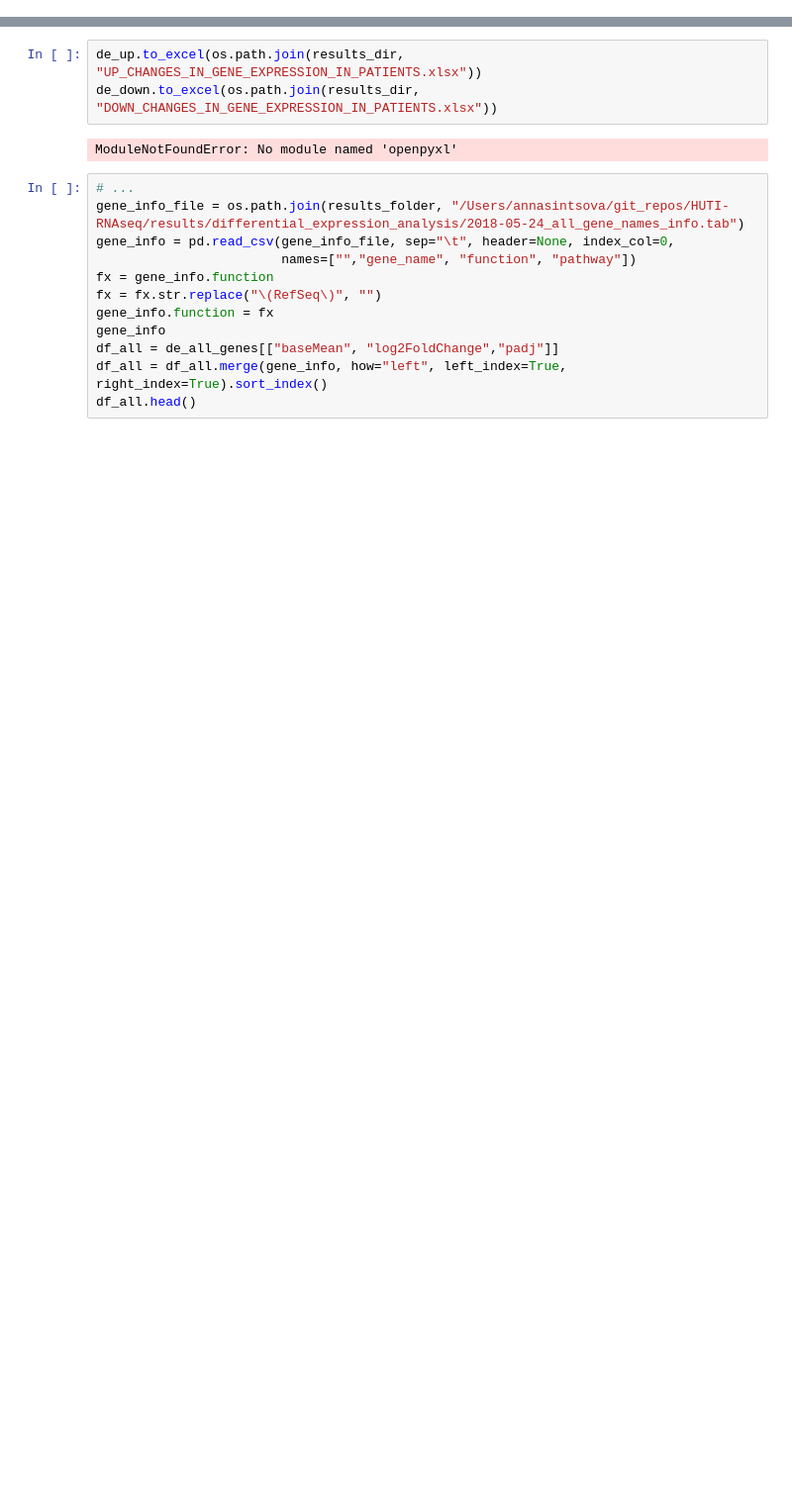
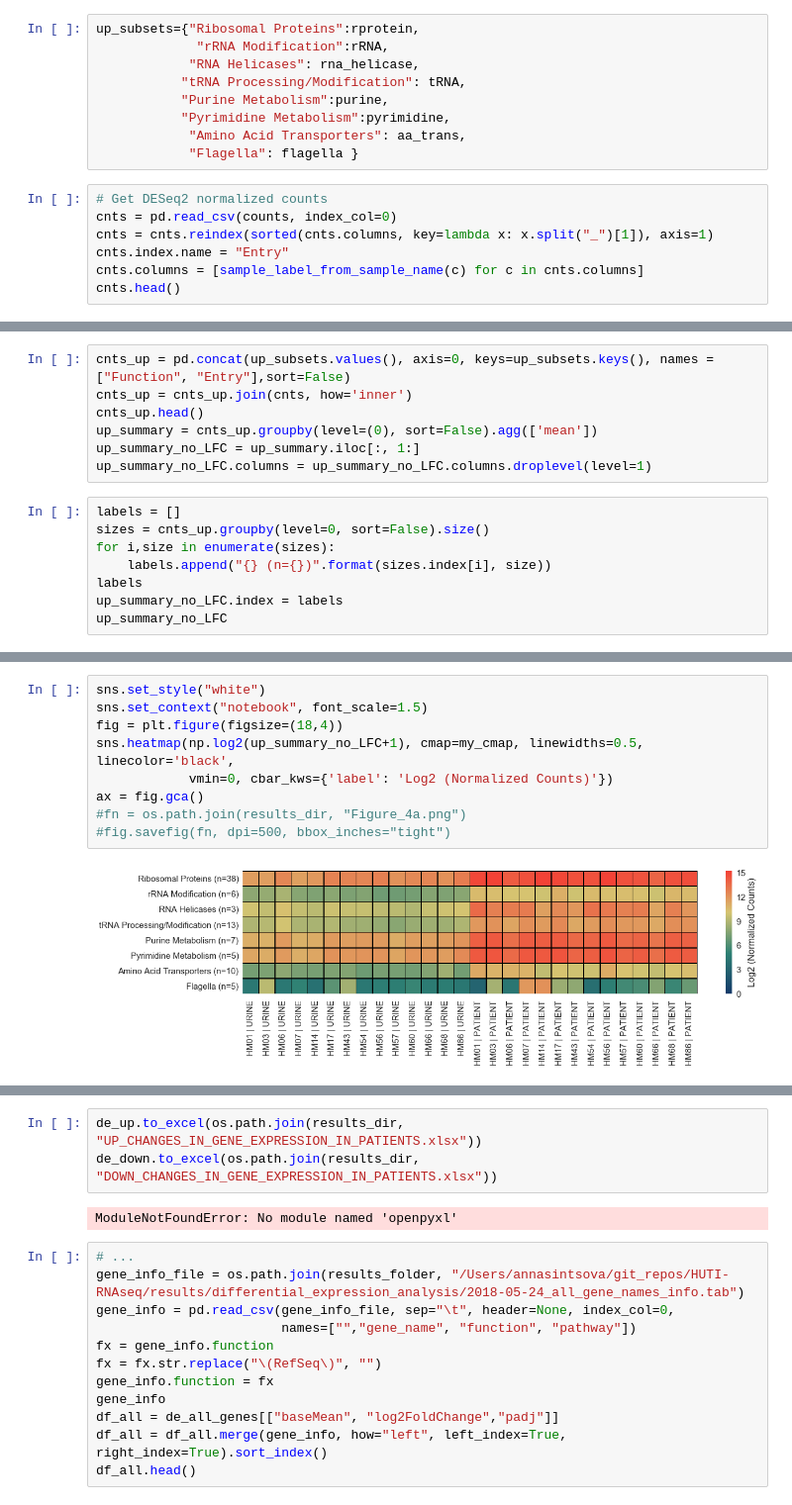
Before and after one commit to ASintsova/HUTI-RNAseq, a Jupyter notebook: analysis/differential_expression_analysis/differential_expression_analysis.ipynb, the cells around one changed output, grey strips where cells are left out. Shown at 99% size. Drawn from its saved outputs; the diff is of its cells as text; blank space fills up the shorter version.

```diff
--- a/analysis/differential_expression_analysis/differential_expression_analysis.ipynb
+++ b/analysis/differential_expression_analysis/differential_expression_analysis.ipynb
@@ -131,0 +122,16 @@ de_down.to_csv(os.path.join(results_dir, today+"_DOWNREGULATED_IN_PATIENTS.csv")
+# %%
+up_subsets={"Ribosomal Proteins":rprotein,
+             "rRNA Modification":rRNA,
+            "RNA Helicases": rna_helicase,
+           "tRNA Processing/Modification": tRNA,
+           "Purine Metabolism":purine,
+           "Pyrimidine Metabolism":pyrimidine,
+            "Amino Acid Transporters": aa_trans,
+            "Flagella": flagella }
+# %%
+# Get DESeq2 normalized counts
+cnts = pd.read_csv(counts, index_col=0)
+cnts = cnts.reindex(sorted(cnts.columns, key=lambda x: x.split("_")[1]), axis=1)
+cnts.index.name = "Entry"
+cnts.columns = [sample_label_from_sample_name(c) for c in cnts.columns]
+cnts.head()
@@ -131,0 +147,15 @@ de_down.to_csv(os.path.join(results_dir, today+"_DOWNREGULATED_IN_PATIENTS.csv")
+# %%
+cnts_up = pd.concat(up_subsets.values(), axis=0, keys=up_subsets.keys(), names = ["Function", "Entry"],sort=False)
+cnts_up = cnts_up.join(cnts, how='inner')
+cnts_up.head()
+up_summary = cnts_up.groupby(level=(0), sort=False).agg(['mean'])
+up_summary_no_LFC = up_summary.iloc[:, 1:]
+up_summary_no_LFC.columns = up_summary_no_LFC.columns.droplevel(level=1)
+# %%
+labels = []
+sizes = cnts_up.groupby(level=0, sort=False).size()
+for i,size in enumerate(sizes):
+    labels.append("{} (n={})".format(sizes.index[i], size))
+labels
+up_summary_no_LFC.index = labels
+up_summary_no_LFC
@@ -131,0 +173,11 @@ de_down.to_csv(os.path.join(results_dir, today+"_DOWNREGULATED_IN_PATIENTS.csv")
+# %%
+sns.set_style("white")
+sns.set_context("notebook", font_scale=1.5)
+fig = plt.figure(figsize=(18,4))
+sns.heatmap(np.log2(up_summary_no_LFC+1), cmap=my_cmap, linewidths=0.5, linecolor='black',
+            vmin=0, cbar_kws={'label': 'Log2 (Normalized Counts)'})
+ax = fig.gca()
+#fn = os.path.join(results_dir, "Figure_4a.png")
+#fig.savefig(fn, dpi=500, bbox_inches="tight")
+# %% [output]
+[figure, added]
```
Also changed, not shown: parts of 36 cells of this notebook, 5 other files.
